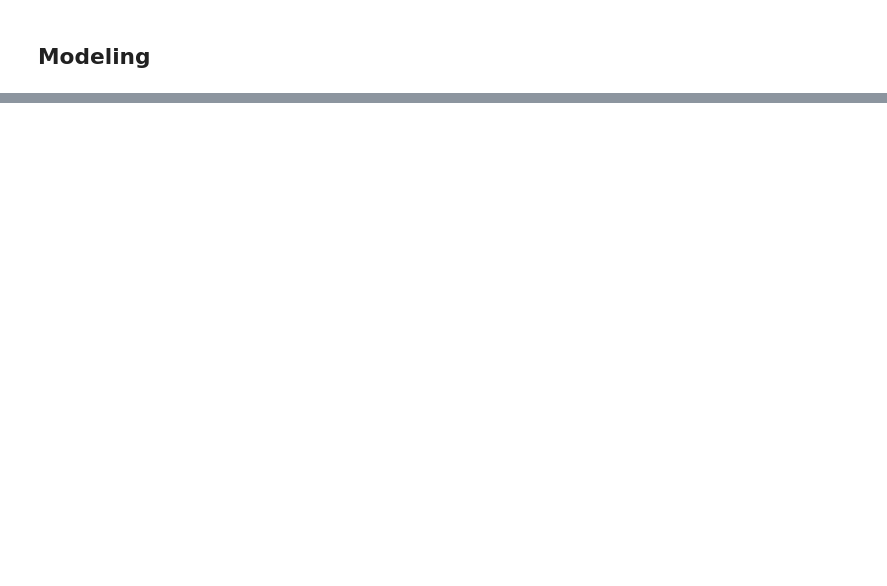
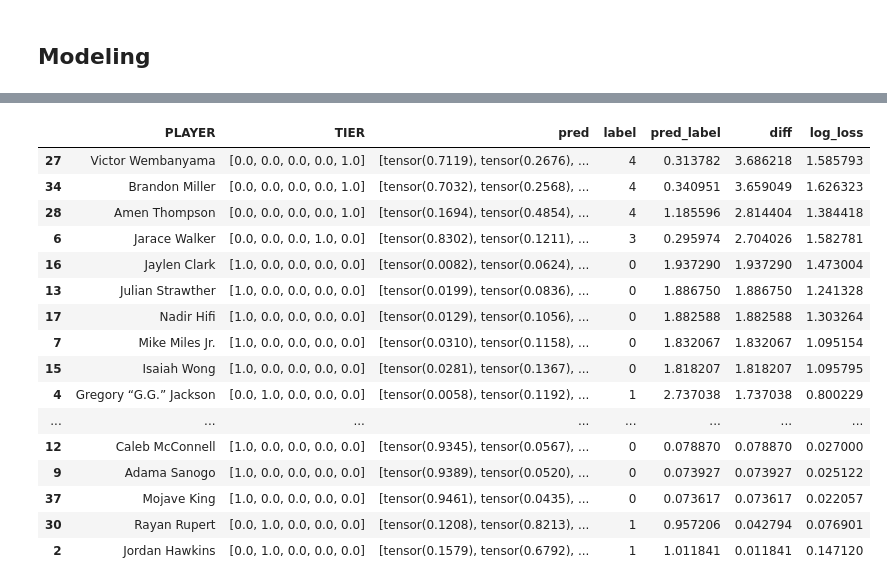
Before and after one commit to xulianrenzoku/decode-vecenie, a Jupyter notebook: modeling/modeling_notebook_multiclass.ipynb, the cells around one changed output, grey strips where cells are left out. Saved outputs shown, nothing was run; the diff lists cells and outputs as text; code cells hidden in the pictures; blank space fills up the shorter version.

```diff
--- a/modeling/modeling_notebook_multiclass.ipynb
+++ b/modeling/modeling_notebook_multiclass.ipynb
@@ -249,3 +279,37 @@ log_loss(temp[1], F.softmax(torch.tensor(temp[0])))
+# %%
+data = []
+
+for i in range(len(val_dataset)):
+    data.append([val_dataset[i]['PLAYER'],
+                 temp[1][i],
+                 F.softmax(torch.tensor(temp[0][i]))])
+
+res = pd.DataFrame(data, columns=['PLAYER', 'TIER', 'pred'])
+res['label'] = res['TIER'].apply(lambda x: np.argmax(x))
+res['pred_label'] = res['pred'].apply(lambda x: np.sum([i*x[i] for i in range(5)]))
+res['diff'] = np.abs(res['label'] - res['pred_label'])
+
+res['log_loss'] = res[['TIER', 'pred']].apply(lambda x: log_loss(x[0], x[1]),
+                                              axis=1)
+res.sort_values('diff', ascending=False)
+# %% [output]
+|  | PLAYER | TIER | pred | label | pred_label | diff | log_loss |
+| 27 | Victor Wembanyama | [0.0, 0.0, 0.0, 0.0, 1.0] | [tensor(0.7119), tensor(0.2676), ... | 4 | 0.313782 | 3.686218 | 1.585793 |
+| 34 | Brandon Miller | [0.0, 0.0, 0.0, 0.0, 1.0] | [tensor(0.7032), tensor(0.2568), ... | 4 | 0.340951 | 3.659049 | 1.626323 |
+| 28 | Amen Thompson | [0.0, 0.0, 0.0, 0.0, 1.0] | [tensor(0.1694), tensor(0.4854), ... | 4 | 1.185596 | 2.814404 | 1.384418 |
+| 6 | Jarace Walker | [0.0, 0.0, 0.0, 1.0, 0.0] | [tensor(0.8302), tensor(0.1211), ... | 3 | 0.295974 | 2.704026 | 1.582781 |
+| 16 | Jaylen Clark | [1.0, 0.0, 0.0, 0.0, 0.0] | [tensor(0.0082), tensor(0.0624), ... | 0 | 1.937290 | 1.937290 | 1.473004 |
+| 13 | Julian Strawther | [1.0, 0.0, 0.0, 0.0, 0.0] | [tensor(0.0199), tensor(0.0836), ... | 0 | 1.886750 | 1.886750 | 1.241328 |
+| 17 | Nadir Hifi | [1.0, 0.0, 0.0, 0.0, 0.0] | [tensor(0.0129), tensor(0.1056), ... | 0 | 1.882588 | 1.882588 | 1.303264 |
+| 7 | Mike Miles Jr. | [1.0, 0.0, 0.0, 0.0, 0.0] | [tensor(0.0310), tensor(0.1158), ... | 0 | 1.832067 | 1.832067 | 1.095154 |
+| 15 | Isaiah Wong | [1.0, 0.0, 0.0, 0.0, 0.0] | [tensor(0.0281), tensor(0.1367), ... | 0 | 1.818207 | 1.818207 | 1.095795 |
+| 4 | Gregory “G.G.” Jackson | [0.0, 1.0, 0.0, 0.0, 0.0] | [tensor(0.0058), tensor(0.1192), ... | 1 | 2.737038 | 1.737038 | 0.800229 |
+| ... | ... | ... | ... | ... | ... | ... | ... |
+| 12 | Caleb McConnell | [1.0, 0.0, 0.0, 0.0, 0.0] | [tensor(0.9345), tensor(0.0567), ... | 0 | 0.078870 | 0.078870 | 0.027000 |
+| 9 | Adama Sanogo | [1.0, 0.0, 0.0, 0.0, 0.0] | [tensor(0.9389), tensor(0.0520), ... | 0 | 0.073927 | 0.073927 | 0.025122 |
+| 37 | Mojave King | [1.0, 0.0, 0.0, 0.0, 0.0] | [tensor(0.9461), tensor(0.0435), ... | 0 | 0.073617 | 0.073617 | 0.022057 |
+| 30 | Rayan Rupert | [0.0, 1.0, 0.0, 0.0, 0.0] | [tensor(0.1208), tensor(0.8213), ... | 1 | 0.957206 | 0.042794 | 0.076901 |
+| 2 | Jordan Hawkins | [0.0, 1.0, 0.0, 0.0, 0.0] | [tensor(0.1579), tensor(0.6792), ... | 1 | 1.011841 | 0.011841 | 0.147120 |
 # %%
 temp = trainer.predict(test_dataset)
 log_loss(temp[1], F.softmax(torch.tensor(temp[0])))
```
Also changed, not shown: parts of 23 cells of this notebook.
